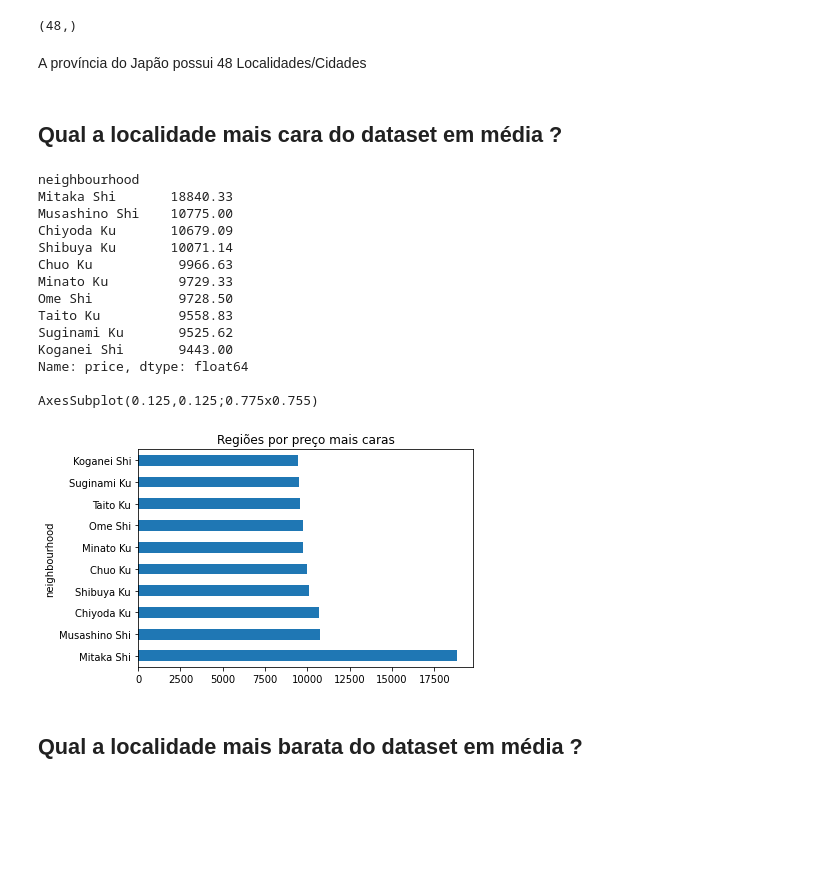
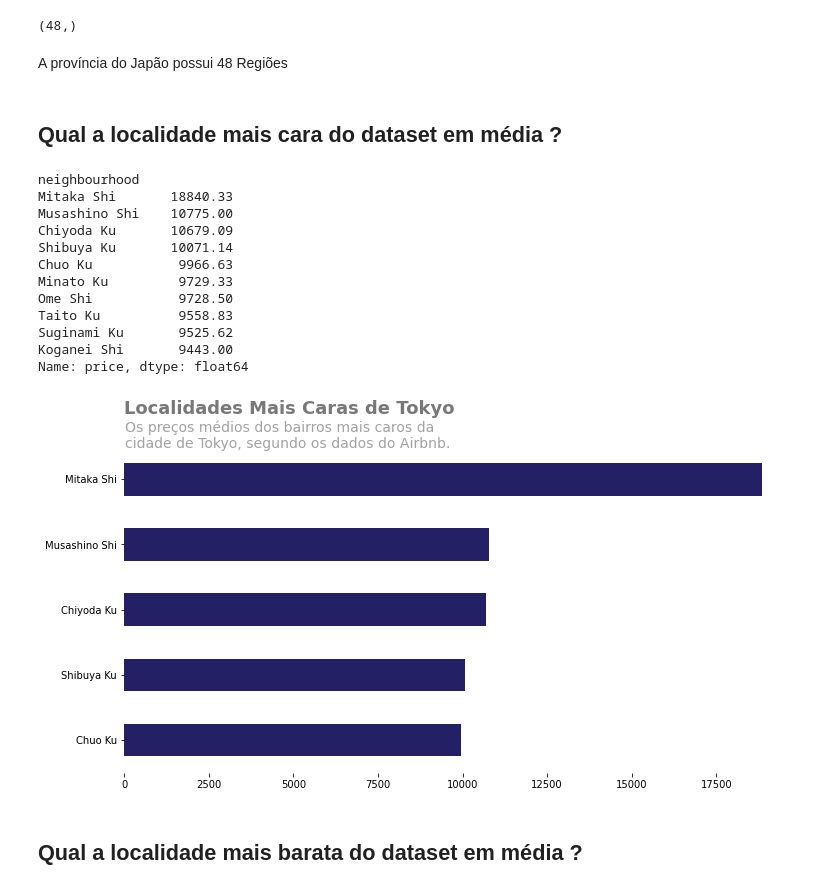
Before and after one commit to carvalhopinheiro/Portfolio, a Jupyter notebook: Analisando_os_Dados_do_Airbnb.ipynb, the cells around one changed output. Cells and saved outputs as stored; diff of their text form; code cells hidden in the pictures; blank space fills up the shorter version.

```diff
--- a/Analisando_os_Dados_do_Airbnb.ipynb
+++ b/Analisando_os_Dados_do_Airbnb.ipynb
@@ -483,15 +487,12 @@ df_clean.neighbourhood.value_counts().shape
 # %% [output]
 (48,)
 # %% [markdown]
-A província do Japão possui 48 Localidades/Cidades
+A província do Japão possui 48 Regiões
 # %% [markdown]
 ## **Qual a localidade mais cara do dataset em média ?**
 # %%
 # ver preços por distrito, na média
 print(df_clean.groupby(['neighbourhood']).price.mean().sort_values(ascending=False).round(2)[:10])
-print()
-print(df_clean.groupby(['neighbourhood']).price.mean().sort_values(ascending=False).round(2)[:10].plot(kind='barh'))
-plt.title('Regiões por preço mais caras');
 # %% [output]
 neighbourhood
 Mitaka Shi       18840.33
@@ -505,9 +506,37 @@ Taito Ku          9558.83
 Suginami Ku       9525.62
 Koganei Shi       9443.00
 Name: price, dtype: float64
-
-AxesSubplot(0.125,0.125;0.775x0.755)
-[figure, removed]
+# %%
+CINZA1, CINZA2, CINZA3= "#CFCDCE", "#A2A1A3", "#787878"
+fig, ax = plt.subplots(figsize= (12,6))
+ax = df_clean.groupby(['neighbourhood']).price.mean().sort_values(ascending=False)[:5].plot.barh(color='#232066')
+ax.invert_yaxis()
+
+ax.spines['right'].set_visible(False)
+ax.spines['left'].set_visible(False)
+ax.spines['top'].set_visible(False)
+ax.spines['bottom'].set_visible(False)
+
+ax.set_ylabel('')
+
+# plotar título
+plt.text(0, -1, 'Localidades Mais Caras de Tokyo',
+        fontsize=18,
+        color=CINZA3,
+        weight='bold')
+
+# plotar subtitulo
+plt.text(30, -0.9,
+        "Os preços médios dos bairros mais caros da\n"
+        "cidade de Tokyo, segundo os dados do Airbnb.",
+         verticalalignment="top",
+         fontsize=14,
+        color=CINZA2)
+
+
+plt.show()
+# %% [output]
+[figure, added]
 # %% [markdown]
 ## **Qual a localidade mais barata do dataset em média ?**
 # %%
```
Also changed, not shown: parts of 18 cells of this notebook.
